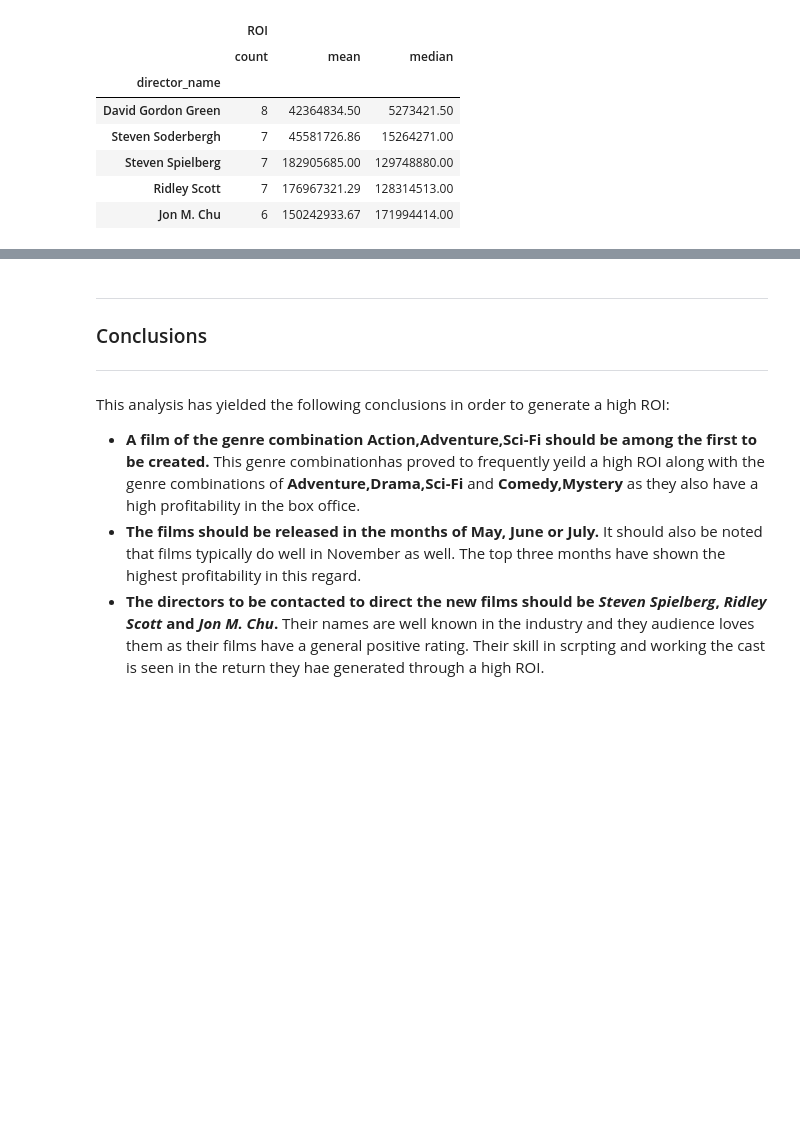
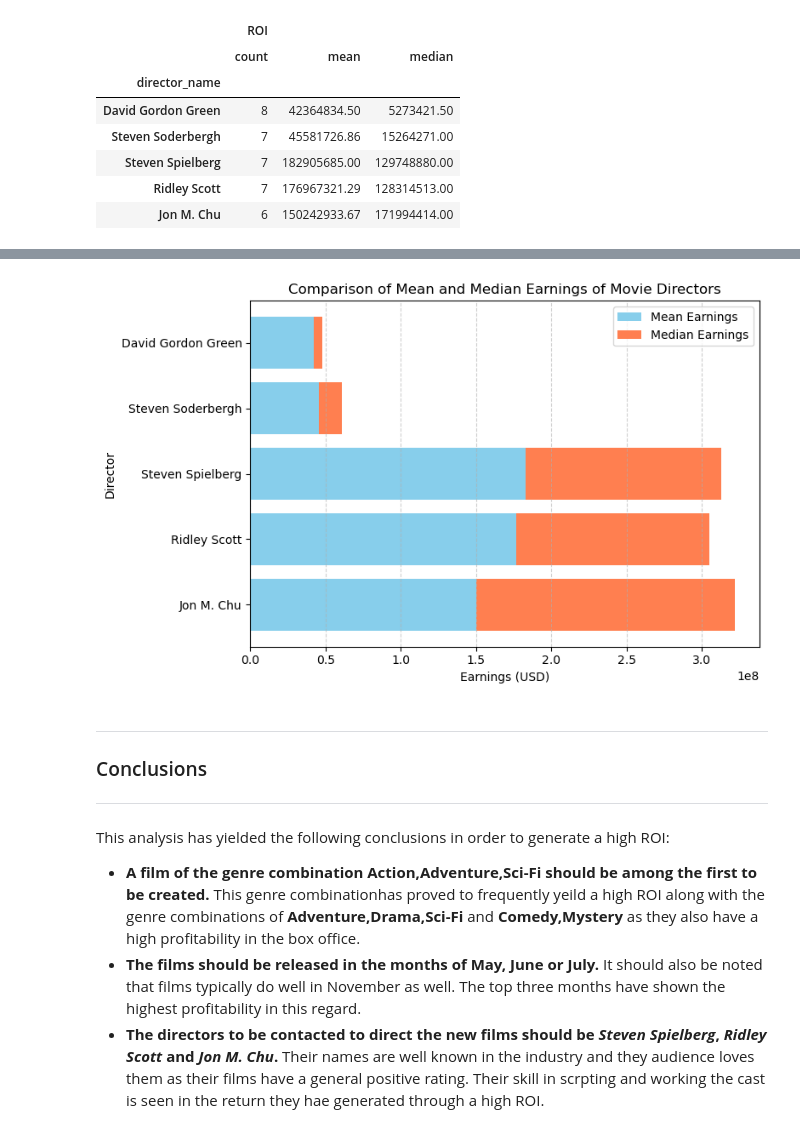
Before and after one commit to TumainiC/Movie_Analysis_Project, a Jupyter notebook: student.ipynb, the cells around one changed output, grey strips where cells are left out. Cells and saved outputs as stored; diff of their text form; code cells hidden in the pictures; blank space fills up the shorter version.

```diff
--- a/student.ipynb
+++ b/student.ipynb
@@ -425,8 +431,8 @@ rating_dir.sort_values(by=('averagerating', 'count'), ascending=False).head()
 | Ridley Scott | 7 | 6.56 | 6.60 |
 | Jon M. Chu | 6 | 5.20 | 6.00 |
 # %%
-ratings_roi_dir = movies_data[['director_name', 'ROI']].groupby('director_name').agg(['count', 'mean', 'median'])
-ratings_roi_dir
+roi_dir = movies_data[['director_name', 'ROI']].groupby('director_name').agg(['count', 'mean', 'median'])
+roi_dir
 # %% [output]
 |  | ROI |  |  |
 |  | count | mean | median |
@@ -457,3 +474,26 @@ ratings_roi_dir.sort_values(by=('ROI','count'),ascending=False).head(5)
+# %%
+#generate data
+top5_dir = roi_dir.sort_values(by=('ROI','count'),ascending=False).head(5)
+# Create a horizontal bar graph
+plt.figure(figsize=(8, 5))
+bars1 = plt.barh(top5_dir['ROI'].index, top5_dir['ROI']['mean'], color='skyblue', label='Mean Earnings')
+bars2 = plt.barh(top5_dir['ROI'].index, top5_dir['ROI']['median'], left=top5_dir['ROI']['mean'],color='coral', label='Median Earnings')
+
+# Set labels and title
+plt.xlabel('Earnings (USD)')
+plt.ylabel('Director')
+plt.title('Comparison of Mean and Median Earnings of Movie Directors')
+
+# Add a legend
+plt.legend()
+
+# Display the plot
+plt.gca().invert_yaxis()  # Invert the y-axis to display the director with the highest earnings at the top
+plt.grid(axis='x', linestyle='--', alpha=0.6)
+plt.tight_layout()
+plt.show()
+# %% [output]
+[figure, added]
 # %% [markdown]
 ---
 ### Conclusions
```
Also changed, not shown: parts of 12 cells of this notebook.
